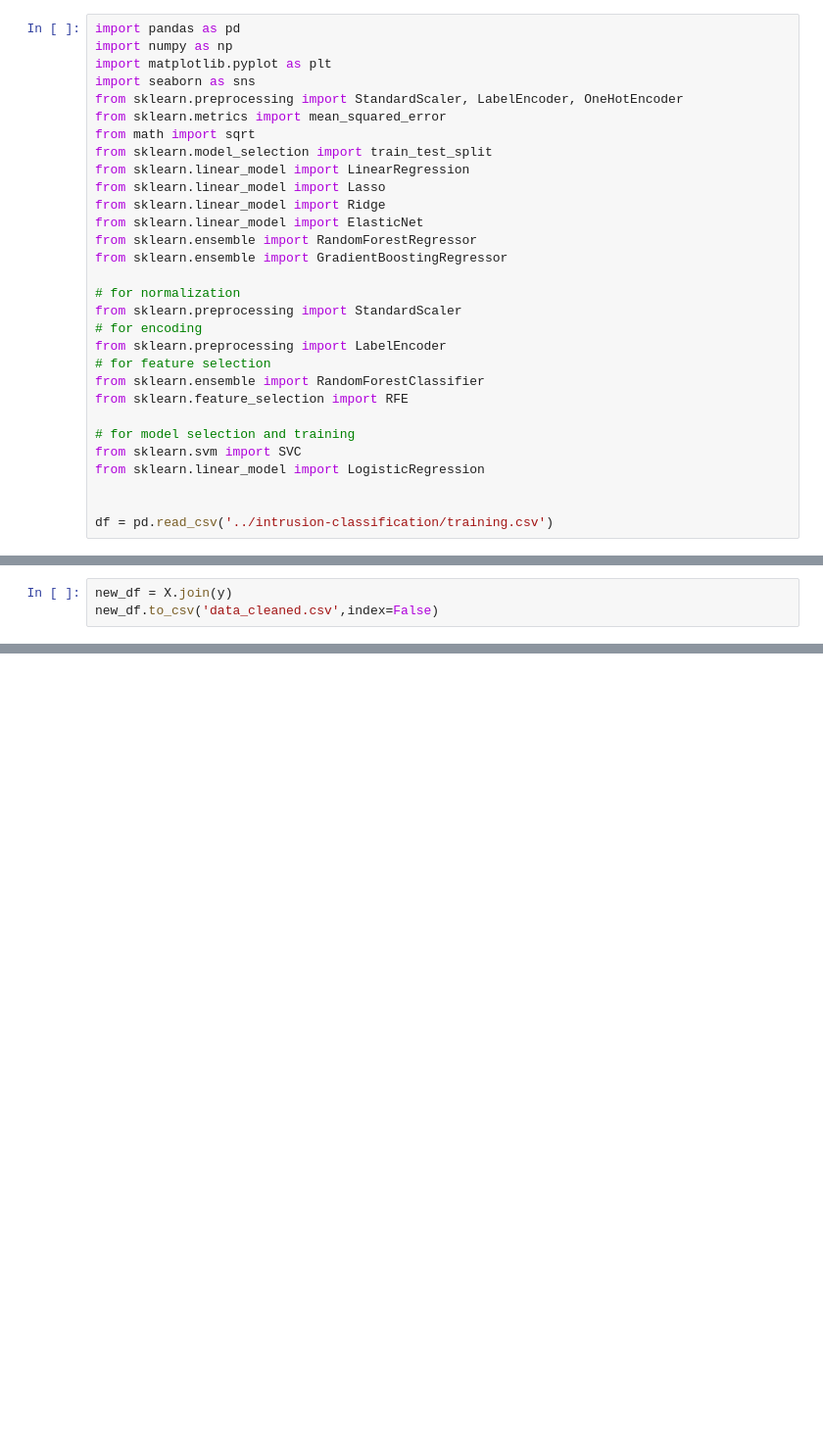
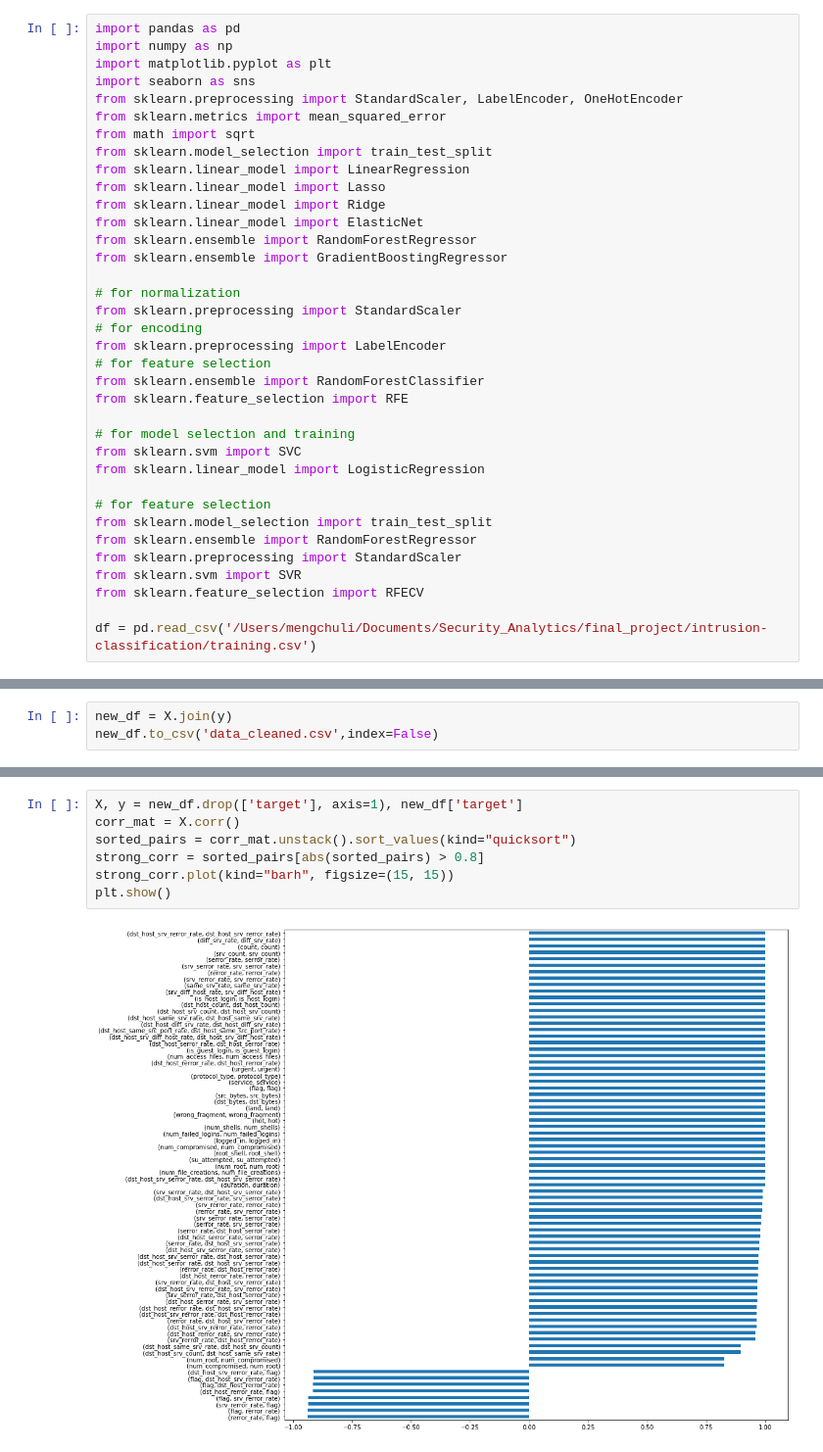
Before and after one commit to g7an/Security-Analytics-Final-Project, a Jupyter notebook: data_preprocess.ipynb, the cells around one changed output, grey strips where cells are left out. Shown at 98% size. Saved outputs shown, nothing was run; the diff lists cells and outputs as text; blank space fills up the shorter version.

Commit message:
Updated data_preprocessing; finished feature selection

```diff
--- a/data_preprocess.ipynb
+++ b/data_preprocess.ipynb
@@ -36,8 +36,14 @@ from sklearn.feature_selection import RFE
 from sklearn.svm import SVC
 from sklearn.linear_model import LogisticRegression
 
+# for feature selection
+from sklearn.model_selection import train_test_split
+from sklearn.ensemble import RandomForestRegressor
+from sklearn.preprocessing import StandardScaler
+from sklearn.svm import SVR
+from sklearn.feature_selection import RFECV
 
-df = pd.read_csv('../intrusion-classification/training.csv')
+df = pd.read_csv('/Users/mengchuli/Documents/Security_Analytics/final_project/intrusion-classification/training.csv')
 # %% [markdown]
 # *1 Data Preprocessing*
 
@@ -437,0 +444,9 @@ sns.heatmap(corr, vmax=1, square=True)
+# %%
+X, y = new_df.drop(['target'], axis=1), new_df['target']
+corr_mat = X.corr()
+sorted_pairs = corr_mat.unstack().sort_values(kind="quicksort")
+strong_corr = sorted_pairs[abs(sorted_pairs) > 0.8]
+strong_corr.plot(kind="barh", figsize=(15, 15))
+plt.show()
+# %% [output]
+[figure, added]
```
Also changed, not shown: parts of 13 cells of this notebook.
